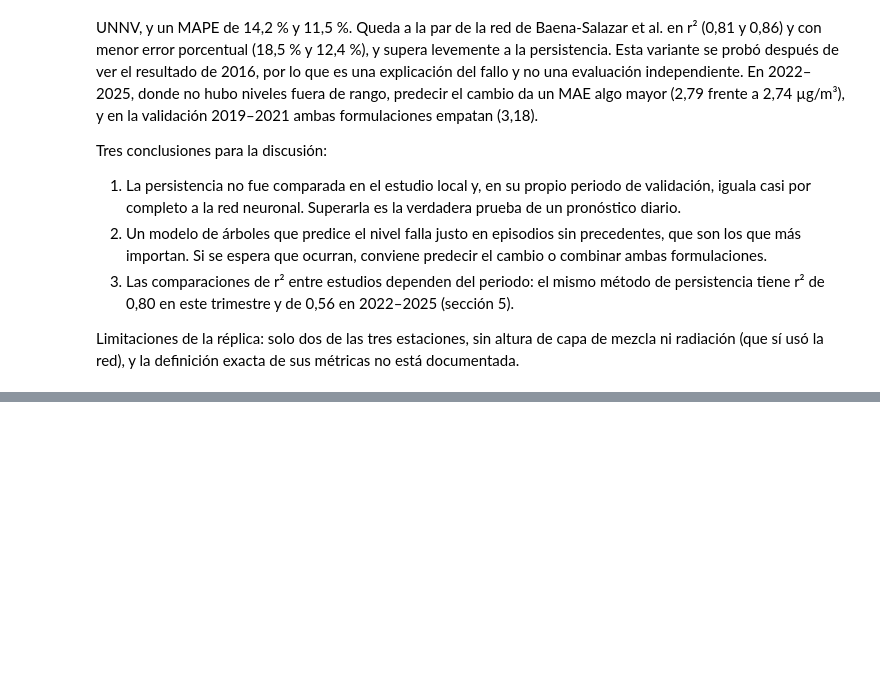
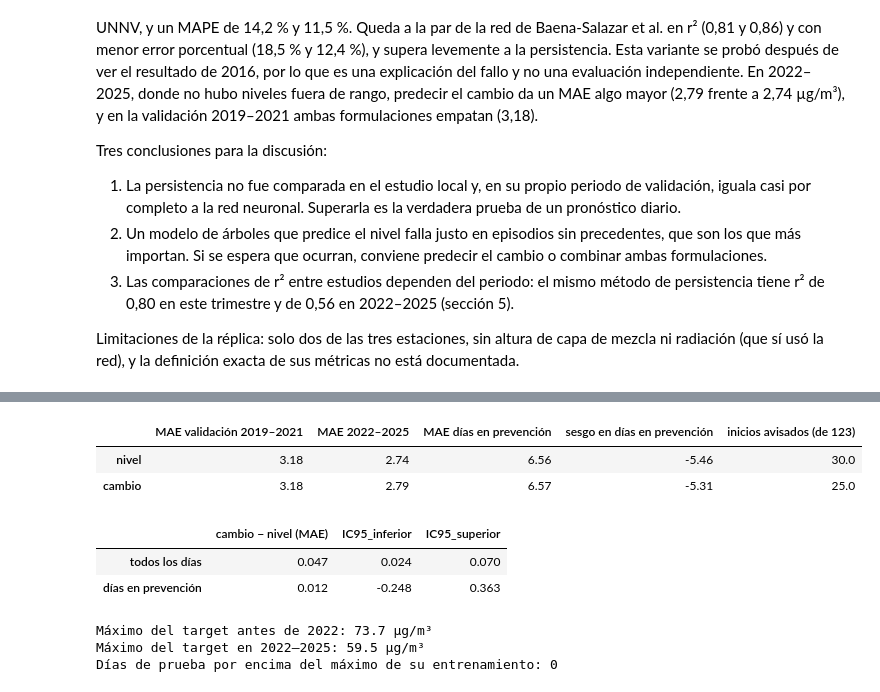
Before and after one commit to linaballesteros/air-quality-applied-ml, a Jupyter notebook: notebooks/02_modelado.ipynb, the cells around one changed output, grey strips where cells are left out. Drawn from its saved outputs; the diff is of its cells as text; code cells hidden in the pictures; blank space fills up the shorter version.

```diff
--- a/notebooks/02_modelado.ipynb
+++ b/notebooks/02_modelado.ipynb
@@ -647,0 +647,66 @@ Limitaciones de la réplica: solo dos de las tres estaciones, sin altura de capa
+# %%
+def gradient_boosting_change(columns):
+    def fit_predict(train, test):
+        model = HistGradientBoostingRegressor(**GB_PARAMS).fit(train[columns], train[TARGET] - train['pm25_mean'])
+        return test['pm25_mean'].to_numpy() + model.predict(test[columns])
+    return fit_predict
+
+
+level_change = pd.DataFrame({
+    'nivel': predictions['GB con meteo'],
+    'cambio': rolling_origin_predictions(supervised, PREDICTED_YEARS, gradient_boosting_change(FEATURES_CON_METEO)),
+})
+in_test = evaluated['year'] >= TEST_YEARS[0]
+lc_error = level_change.sub(evaluated[TARGET], axis=0)
+lc_event = in_test & (evaluated[TARGET] >= PREVENTION_THRESHOLD)
+
+rows = {}
+for model in level_change:
+    starts = 0
+    for year in TEST_YEARS:
+        calibration, mask = evaluated['year'] < year, evaluated['year'] == year
+        threshold = threshold_for_budget(evaluated.loc[calibration, TARGET], level_change.loc[calibration, model])
+        starts += warning_metrics(evaluated.loc[mask, TARGET], level_change.loc[mask, model],
+                                  evaluated.loc[mask, 'inicio_episodio'], threshold)['inicios_avisados']
+    rows[model] = {
+        'MAE validación 2019–2021': lc_error.loc[~in_test, model].abs().mean(),
+        'MAE 2022–2025': lc_error.loc[in_test, model].abs().mean(),
+        'MAE días en prevención': lc_error.loc[lc_event, model].abs().mean(),
+        'sesgo en días en prevención': lc_error.loc[lc_event, model].mean(),
+        'inicios avisados (de 123)': starts,
+    }
+display(pd.DataFrame(rows).T.round(2))
+
+gap = (lc_error.loc[in_test, 'cambio'].abs() - lc_error.loc[in_test, 'nivel'].abs()).to_frame('todos los días')
+gap['días en prevención'] = gap['todos los días'].where(lc_event[in_test])
+block = ((evaluated.loc[in_test, 'date'] - evaluated.loc[in_test, 'date'].min()).dt.days // 14).to_numpy()
+block_sums, block_counts = gap.groupby(block).sum(), gap.groupby(block).count()
+rng = np.random.default_rng(0)
+draws = []
+for _ in range(5000):
+    sample = rng.integers(0, len(block_sums), len(block_sums))
+    draws.append(block_sums.iloc[sample].sum() / block_counts.iloc[sample].sum())
+draws = pd.DataFrame(draws)
+display(pd.DataFrame({
+    'cambio − nivel (MAE)': gap.mean(),
+    'IC95_inferior': draws.quantile(0.025),
+    'IC95_superior': draws.quantile(0.975),
+}).round(3))
+
+above_train = sum(
+    int((evaluated.loc[evaluated['year'] == year, TARGET] > supervised.loc[supervised['year'] < year, TARGET].max()).sum())
+    for year in TEST_YEARS
+)
+print('Máximo del target antes de 2022:', round(supervised.loc[supervised['year'] < TEST_YEARS[0], TARGET].max(), 1), 'µg/m³')
+print('Máximo del target en 2022–2025:', round(evaluated.loc[in_test, TARGET].max(), 1), 'µg/m³')
+print('Días de prueba por encima del máximo de su entrenamiento:', above_train)
+# %% [output]
+|  | MAE validación 2019–2021 | MAE 2022–2025 | MAE días en prevención | sesgo en días en prevención | inicios avisados (de 123) |
+| nivel | 3.18 | 2.74 | 6.56 | -5.46 | 30.0 |
+| cambio | 3.18 | 2.79 | 6.57 | -5.31 | 25.0 |
+|  | cambio − nivel (MAE) | IC95_inferior | IC95_superior |
+| todos los días | 0.047 | 0.024 | 0.070 |
+| días en prevención | 0.012 | -0.248 | 0.363 |
+Máximo del target antes de 2022: 73.7 µg/m³
+Máximo del target en 2022–2025: 59.5 µg/m³
+Días de prueba por encima del máximo de su entrenamiento: 0
```
Also changed, not shown: parts of 7 cells of this notebook, 7 other files.
